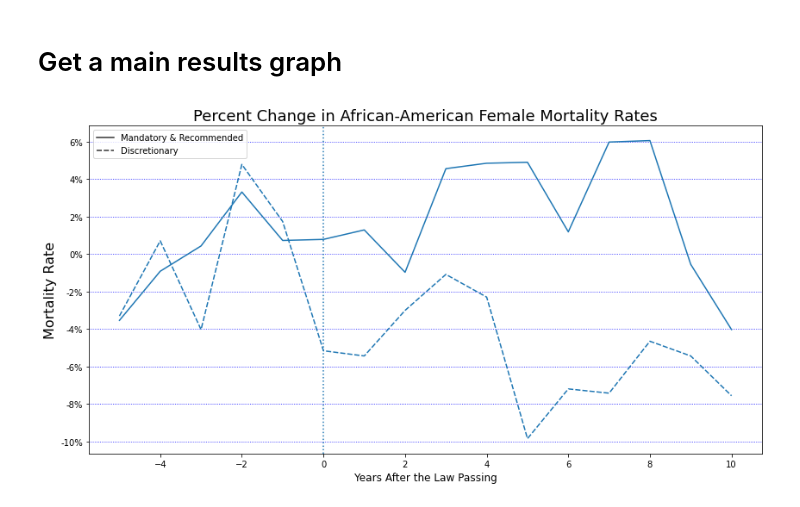
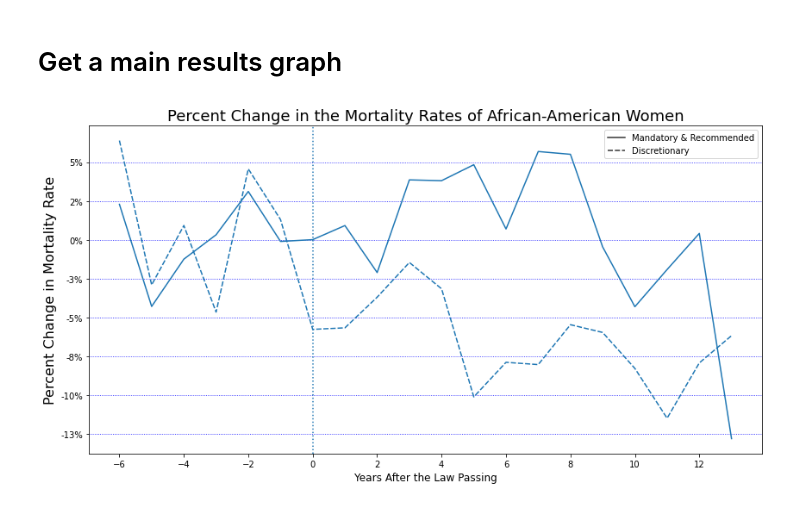
Before and after one commit to sinan-ozel/MortalityExtractor, a Jupyter notebook: notebooks/Visuals.ipynb, the cells around one changed output. Drawn from its saved outputs; the diff is of its cells as text; code cells hidden in the pictures.

Commit message:
Add manuscript, visuals & results tables

```diff
--- a/notebooks/Visuals.ipynb
+++ b/notebooks/Visuals.ipynb
@@ -59,12 +59,15 @@ with open('../treatment/mand_n_rec.do') as treatment_file:
         m = re.match(r'^local law ([a-z_]+)$', line)
         if m:
             law = m[1]
-        if law:
+        try:
+            law
             m = re.match(r'^replace.*([A-Z]{2}).*([0-9]{4})', line)
             if m:
                 state = m[1]
                 year_of_passing = int(m[2])
                 laws_in_states.append((state, law, year_of_passing))
+        except NameError:
+            pass
     print(len(laws_in_states))
 laws_in_states = pd.DataFrame(laws_in_states, columns=['state', 'law', 'year_of_passing'])
 display(laws_in_states)
@@ -93,6 +96,7 @@ assert len(laws_in_states) >= 51
 # %%
 mortality_by_state_with_treatment = mortality_by_state.merge(laws_in_states, how='left', left_on='staters', right_on='state')
 mortality_by_state_with_treatment['years_after_passing'] = mortality_by_state_with_treatment['year'] - mortality_by_state_with_treatment['year_of_passing']
+mortality_by_state_with_treatment['before_after'] = mortality_by_state_with_treatment['years_after_passing'].apply(lambda x: 'before' if x < 0 else 'after')
 mortality_by_state_with_treatment[['staters', 'year', 'years_after_passing']]
 # %% [output]
 |  | staters | year | years_after_passing |
@@ -115,16 +124,12 @@ population_of_interest = 'female_black'
 # %% [markdown]
 # Get a main results graph
 # %%
-years_before = -5
-years_after = 10
+years_before = -6
+years_after = 13
 # %%
 def get_results_graph(population_of_interest, years_before, years_after, title):
-    mortality_rate_by_state_with_treatment = mortality_by_state_with_treatment.copy()
-    mortality_rate_by_state_with_treatment[population_of_interest + '_mortality_rate'] = \
-        100000 * \
-        mortality_rate_by_state_with_treatment[population_of_interest + '_deaths'] / mortality_rate_by_state_with_treatment['pop_' + population_of_interest]
 
-    baseline_mortality = mortality_rate_by_state_with_treatment[(mortality_rate_by_state_with_treatment['years_after_passing'] < 0) & (mortality_rate_by_state_with_treatment['years_after_passing'] >= years_before)]\
+    baseline_mortality = mortality_rate_by_state_with_treatment[(mortality_rate_by_state_with_treatment['years_after_passing'] <= 0) & (mortality_rate_by_state_with_treatment['years_after_passing'] >= years_before)]\
         .groupby('state')[population_of_interest + '_mortality_rate']\
         .mean()\
         .to_frame()\
@@ -148,10 +153,10 @@ def get_results_graph(population_of_interest, years_before, years_after, title):
     ax.figure.set_figwidth(14)
     ax.figure.set_figheight(7)
     ax.yaxis.set_major_formatter(ticker.FuncFormatter(lambda y, pos: '{0:.0f}%'.format(y * 100)))
-#     x_axis_ticks = [int(tick) for tick in np.arange(*ax.get_xlim()) if tick % 2 == 0]
-#     ax.xaxis.set_major_locator(ticker.FixedLocator(x_axis_ticks))
+    x_axis_ticks = [int(tick) for tick in np.arange(round(ax.get_xlim()[0]), round(ax.get_xlim()[1])) if tick % 2 == 0]
+    ax.xaxis.set_major_locator(ticker.FixedLocator(x_axis_ticks))
     ax.set_title(title, fontsize=18)
-    ax.set_ylabel('Mortality Rate', fontsize=16)
+    ax.set_ylabel('Percent Change in Mortality Rate', fontsize=16)
     ax.set_xlabel('Years After the Law Passing', fontsize=12)
     ax.axvline(linestyle=':')
     ax.yaxis.grid(which='major', linestyle=':', color='b')
@@ -164,8 +169,8 @@ def get_results_graph(population_of_interest, years_before, years_after, title):
 # %%
 get_results_graph(
     'female_black',
     years_before,
     years_after,
-    title='Percent Change in African-American Female Mortality Rates')
+    title='Percent Change in the Mortality Rates of African-American Women')
 # %% [output]
-[figure, old version]
+[figure, new version]
```
Also changed, not shown: parts of 5 cells of this notebook, 9 other files.
